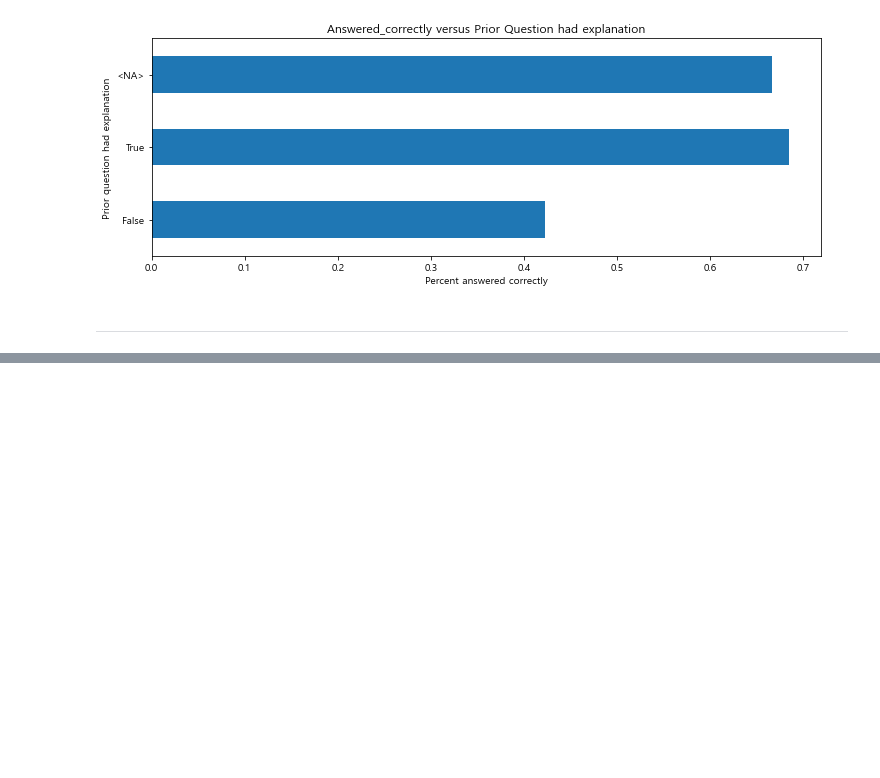
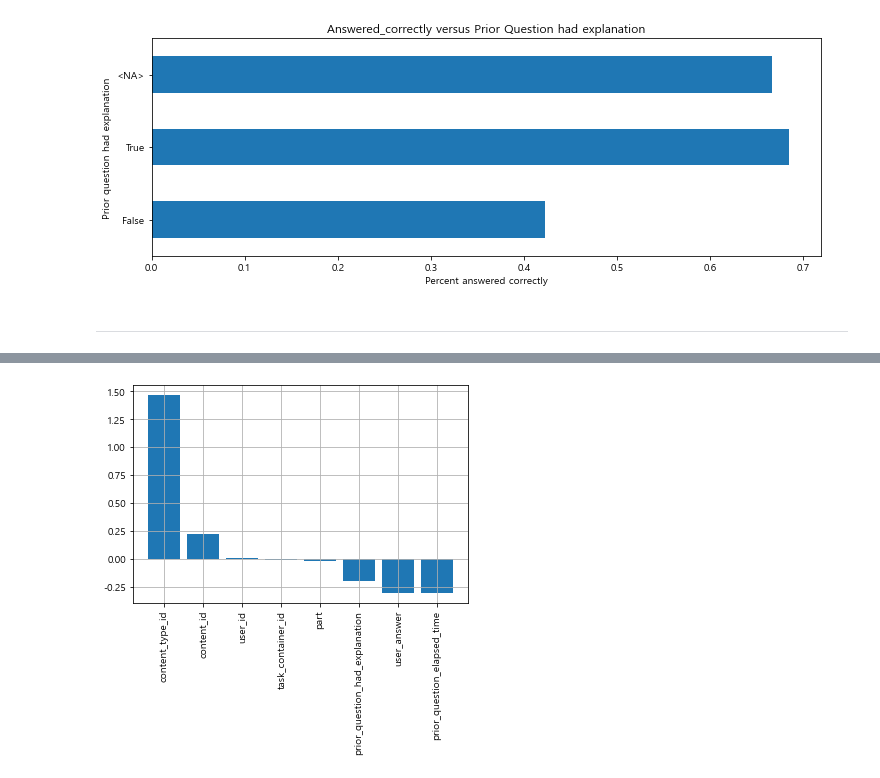
Before and after one commit to ingu627/answer_correctness, a Jupyter notebook: pre_train1.ipynb, the cells around one changed output, grey strips where cells are left out. Saved outputs shown, nothing was run; the diff lists cells and outputs as text; code cells hidden in the pictures; blank space fills up the shorter version.

```diff
--- a/pre_train1.ipynb
+++ b/pre_train1.ipynb
@@ -486,0 +753,3 @@ plt.show()
+# %%
+train1.prior_question_elapsed_time.fillna(0, inplace=True)
+train1.prior_question_had_explanation.fillna(False, inplace=True)
@@ -486,0 +786,13 @@ plt.show()
+# %%
+X_num = train1[['user_id', 'content_id', 'content_type_id',
+        'task_container_id', 'user_answer', 'prior_question_elapsed_time',
+        ]]
+X_cat = train1[['part','prior_question_had_explanation']]
+
+scaler = StandardScaler()
+scaler.fit(X_num)
+X_scaled = scaler.transform(X_num)
+X_scaled = pd.DataFrame(X_scaled, index=X_num.index, columns=X_num.columns)
+
+X = pd.concat([X_scaled, X_cat], axis=1)
+y = train1['answered_correctly']
@@ -486,0 +817,2 @@ plt.show()
+# %%
+X_train, X_test, y_train, y_test = train_test_split(X, y, test_size=0.3, random_state=1)
@@ -486,0 +821,3 @@ plt.show()
+# %%
+model_lr = LogisticRegression(max_iter=10000)
+model_lr.fit(X_train, y_train)
@@ -486,0 +841,10 @@ plt.show()
+# %%
+# Logistic Regression 모델의 coef_ 속성을 plot하기
+model_coef = pd.DataFrame(data=model_lr.coef_[0], index=X.columns, columns=['Model Coefficient'])
+model_coef.sort_values(by='Model Coefficient', ascending=False, inplace=True)
+plt.bar(model_coef.index, model_coef['Model Coefficient'])
+plt.xticks(rotation=90)
+plt.grid()
+plt.show()
+# %% [output]
+[figure, added]
```
Also changed, not shown: parts of 42 cells of this notebook, 1 other file.
